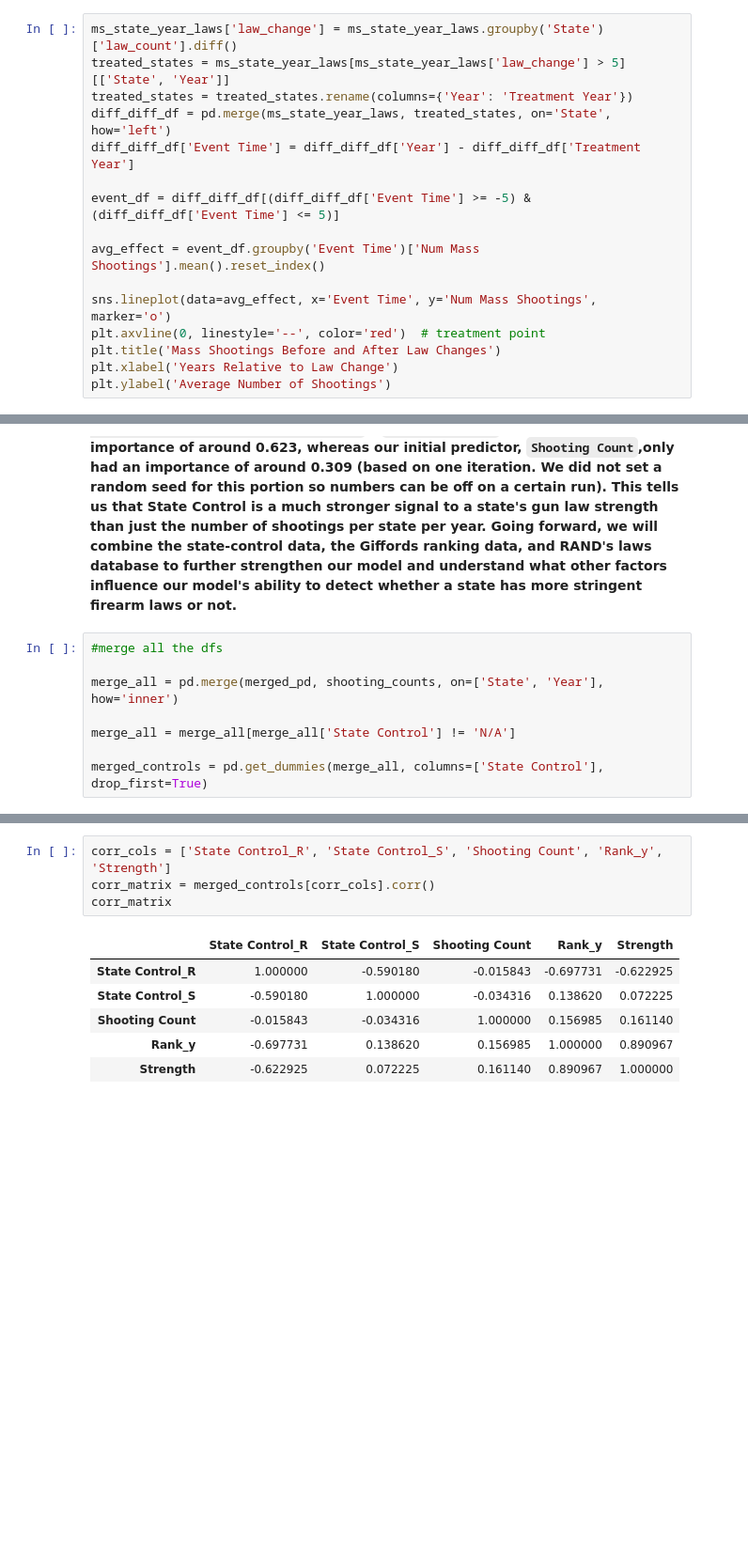
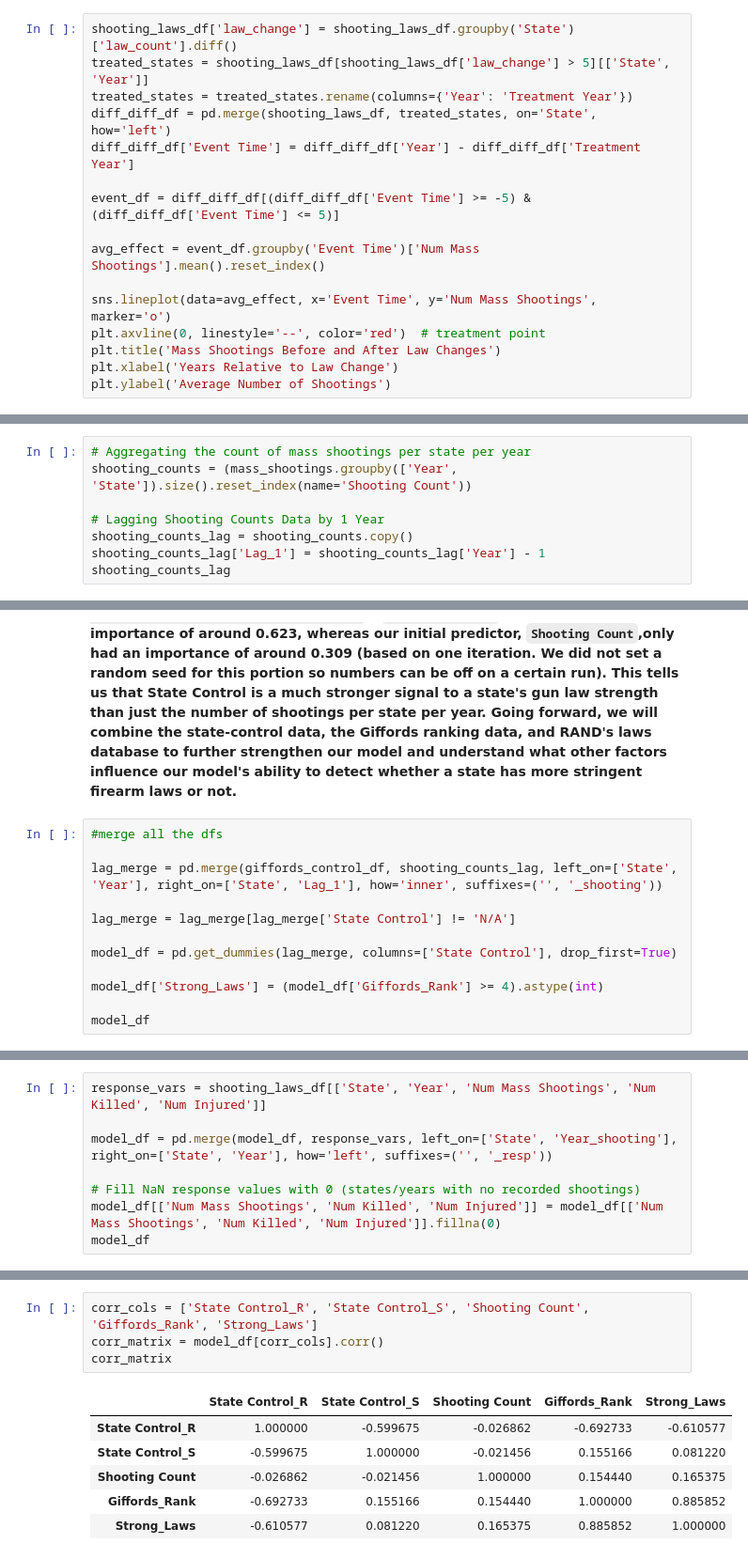
Before and after one commit to sevshz/legal-123-data, a Jupyter notebook: Legal_123_Data_Investigative_Project_Group_1.ipynb, the cells around one changed output, grey strips where cells are left out. Shown at 94% size. Cells and saved outputs as stored; diff of their text form; blank space fills up the shorter version.

```diff
--- a/Legal_123_Data_Investigative_Project_Group_1.ipynb
+++ b/Legal_123_Data_Investigative_Project_Group_1.ipynb
@@ -1085,10 +1158,10 @@ top_states.plot(kind='bar')
 
 **The visualization shows the average number of mass shootings before and after major firearm law changes, where year 0 is the year the law changes occurred, depicted by the vertical red line. Before the change (years -5 to -1), shootings are fairly stable, staying around 10-12 per year. At year 0, there is a noticeable increase in shootings, and levels stay higher in the years after, with some fluctuation. Overall, mass shooting seem to rise around the time of the law change and stay elevated afterward, with no clear decrease immediately following the policy change.**
 # %%
-ms_state_year_laws['law_change'] = ms_state_year_laws.groupby('State')['law_count'].diff()
-treated_states = ms_state_year_laws[ms_state_year_laws['law_change'] > 5][['State', 'Year']]
+shooting_laws_df['law_change'] = shooting_laws_df.groupby('State')['law_count'].diff()
+treated_states = shooting_laws_df[shooting_laws_df['law_change'] > 5][['State', 'Year']]
 treated_states = treated_states.rename(columns={'Year': 'Treatment Year'})
-diff_diff_df = pd.merge(ms_state_year_laws, treated_states, on='State', how='left')
+diff_diff_df = pd.merge(shooting_laws_df, treated_states, on='State', how='left')
 diff_diff_df['Event Time'] = diff_diff_df['Year'] - diff_diff_df['Treatment Year']
 
 event_df = diff_diff_df[(diff_diff_df['Event Time'] >= -5) & (diff_diff_df['Event Time'] <= 5)]
@@ -1129,3 +1202,11 @@ fig.write_html("index.html", include_plotlyjs="cdn")
 # <b>MODELING<b>
 # %% [markdown]
 # Predicting Gun Law Severity from Mass Shooting Statistics
+# %%
+# Aggregating the count of mass shootings per state per year
+shooting_counts = (mass_shootings.groupby(['Year', 'State']).size().reset_index(name='Shooting Count'))
+
+# Lagging Shooting Counts Data by 1 Year
+shooting_counts_lag = shooting_counts.copy()
+shooting_counts_lag['Lag_1'] = shooting_counts_lag['Year'] - 1
+shooting_counts_lag
@@ -1284,8 +1389,12 @@ Text(86.25, 0.5, 'True Label')
 # %%
 #merge all the dfs
 
-merge_all = pd.merge(merged_pd, shooting_counts, on=['State', 'Year'], how='inner')
+lag_merge = pd.merge(giffords_control_df, shooting_counts_lag, left_on=['State', 'Year'], right_on=['State', 'Lag_1'], how='inner', suffixes=('', '_shooting'))
 
-merge_all = merge_all[merge_all['State Control'] != 'N/A']
+lag_merge = lag_merge[lag_merge['State Control'] != 'N/A']
 
-merged_controls = pd.get_dummies(merge_all, columns=['State Control'], drop_first=True)
+model_df = pd.get_dummies(lag_merge, columns=['State Control'], drop_first=True)
+
+model_df['Strong_Laws'] = (model_df['Giffords_Rank'] >= 4).astype(int)
+
+model_df
@@ -1291,0 +1415,8 @@ merged_controls = pd.get_dummies(merge_all, columns=['State Control'], drop_firs
+# %%
+response_vars = shooting_laws_df[['State', 'Year', 'Num Mass Shootings', 'Num Killed', 'Num Injured']]
+
+model_df = pd.merge(model_df, response_vars, left_on=['State', 'Year_shooting'], right_on=['State', 'Year'], how='left', suffixes=('', '_resp'))
+
+# Fill NaN response values with 0 (states/years with no recorded shootings)
+model_df[['Num Mass Shootings', 'Num Killed', 'Num Injured']] = model_df[['Num Mass Shootings', 'Num Killed', 'Num Injured']].fillna(0)
+model_df
@@ -1363,12 +1508,12 @@ State Control_S    0.067565
 dtype: float64
 # %%
-corr_cols = ['State Control_R', 'State Control_S', 'Shooting Count', 'Rank_y', 'Strength']
-corr_matrix = merged_controls[corr_cols].corr()
+corr_cols = ['State Control_R', 'State Control_S', 'Shooting Count', 'Giffords_Rank', 'Strong_Laws']
+corr_matrix = model_df[corr_cols].corr()
 corr_matrix
 # %% [output]
-|  | State Control_R | State Control_S | Shooting Count | Rank_y | Strength |
-| State Control_R | 1.000000 | -0.590180 | -0.015843 | -0.697731 | -0.622925 |
-| State Control_S | -0.590180 | 1.000000 | -0.034316 | 0.138620 | 0.072225 |
-| Shooting Count | -0.015843 | -0.034316 | 1.000000 | 0.156985 | 0.161140 |
-| Rank_y | -0.697731 | 0.138620 | 0.156985 | 1.000000 | 0.890967 |
-| Strength | -0.622925 | 0.072225 | 0.161140 | 0.890967 | 1.000000 |
+|  | State Control_R | State Control_S | Shooting Count | Giffords_Rank | Strong_Laws |
+| State Control_R | 1.000000 | -0.599675 | -0.026862 | -0.692733 | -0.610577 |
+| State Control_S | -0.599675 | 1.000000 | -0.021456 | 0.155166 | 0.081220 |
+| Shooting Count | -0.026862 | -0.021456 | 1.000000 | 0.154440 | 0.165375 |
+| Giffords_Rank | -0.692733 | 0.155166 | 0.154440 | 1.000000 | 0.885852 |
+| Strong_Laws | -0.610577 | 0.081220 | 0.165375 | 0.885852 | 1.000000 |
```
Also changed, not shown: parts of 39 cells of this notebook.
